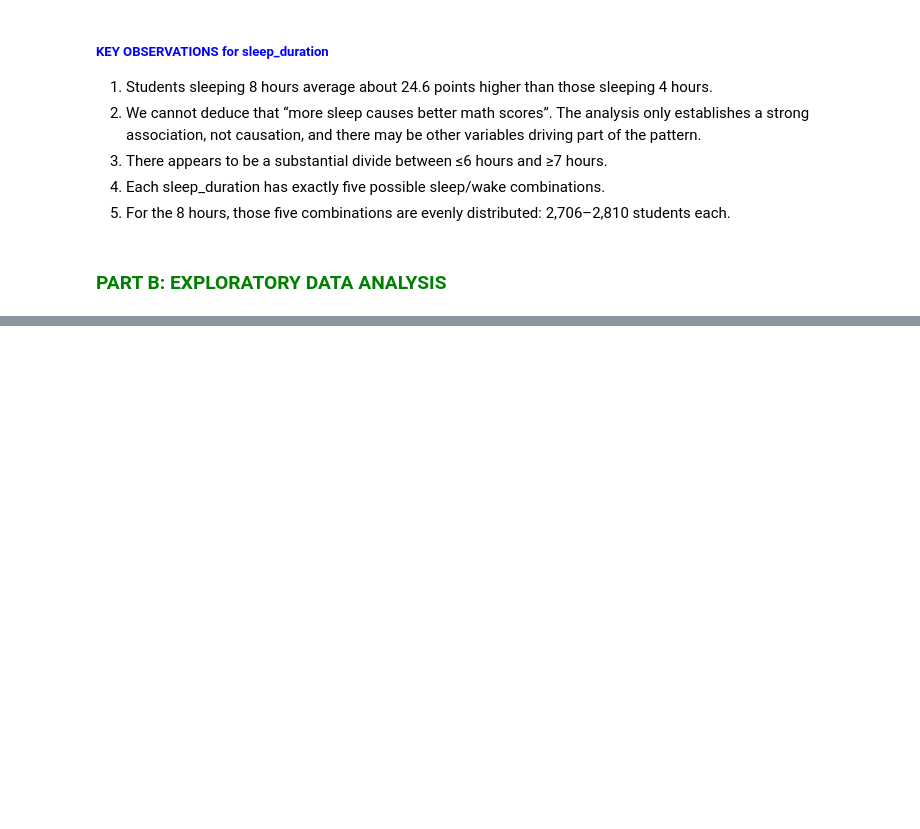
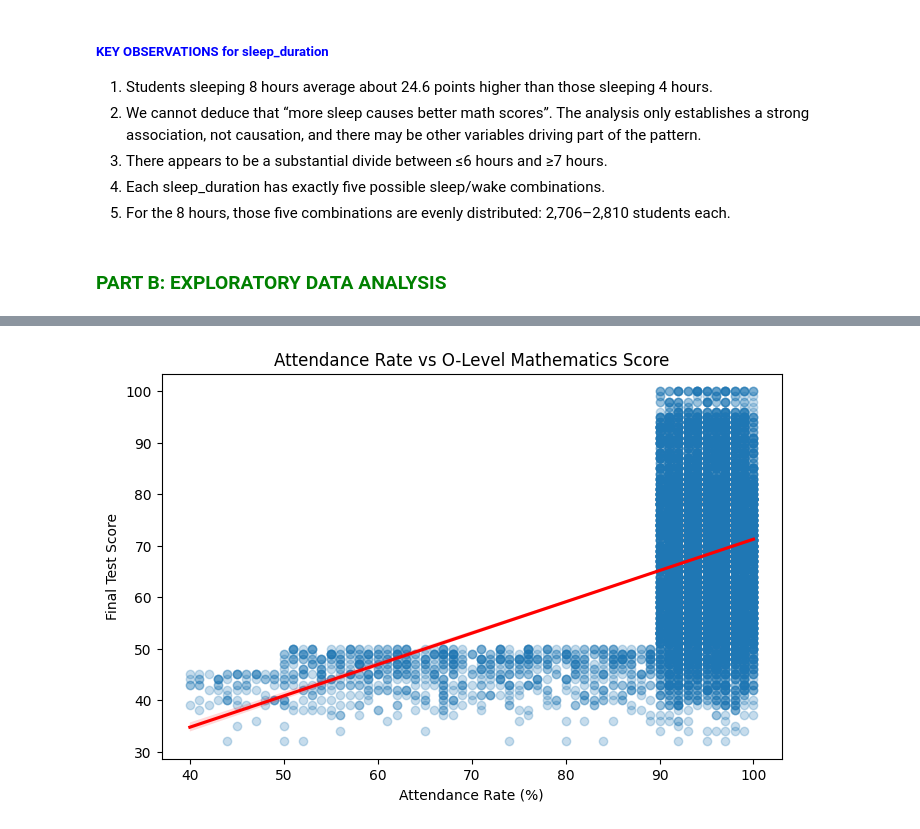
Before and after one commit to thedataanalyst-ylime/o-level-mathematics-performance-analysis, a Jupyter notebook: eda.ipynb, the cells around one changed output, grey strips where cells are left out. Saved outputs shown, nothing was run; the diff lists cells and outputs as text; code cells hidden in the pictures; blank space fills up the shorter version.

```diff
--- a/eda.ipynb
+++ b/eda.ipynb
@@ -1092,0 +1269,18 @@ df_clean["final_test"].describe()
+# %%
+plt.figure(figsize=(8, 5))
+
+sns.regplot(
+    data=df_clean,
+    x="attendance_rate",
+    y="final_test",
+    scatter_kws={"alpha": 0.25},
+    line_kws={"color": "red"}
+)
+
+plt.xlabel("Attendance Rate (%)")
+plt.ylabel("Final Test Score")
+plt.title("Attendance Rate vs O-Level Mathematics Score")
+
+plt.show()
+# %% [output]
+[figure, added]
```
Also changed, not shown: parts of 58 cells of this notebook.
